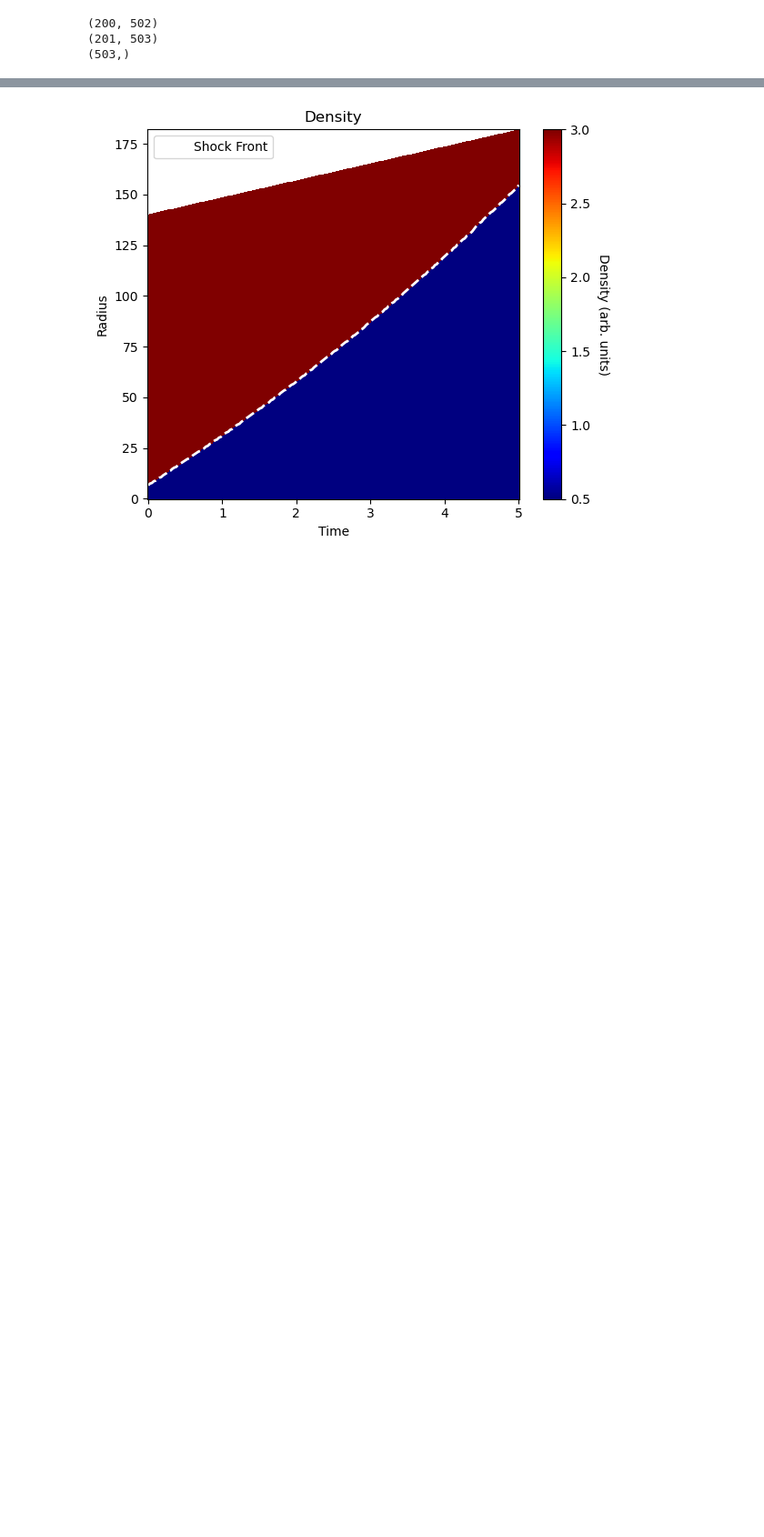
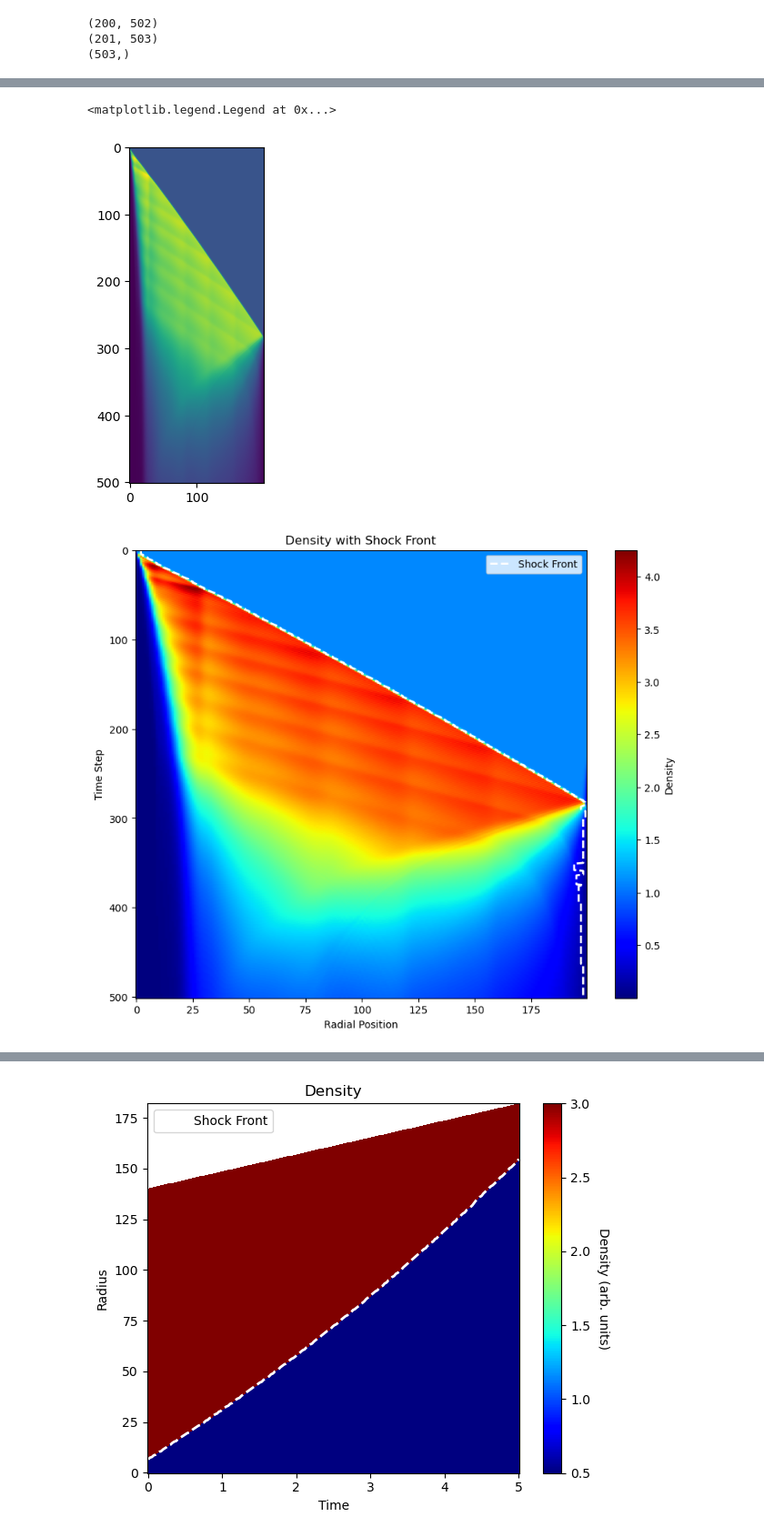
Before and after one commit to leafzhao/PyHelios, a Jupyter notebook: test.ipynb, the cells around one changed output, grey strips where cells are left out. Shown: that part at 91% size. Saved outputs shown, nothing was run; the diff lists cells and outputs as text; code cells hidden in the pictures; blank space fills up the shorter version.

```diff
--- a/test.ipynb
+++ b/test.ipynb
@@ -80,0 +158,26 @@ plt.ylim(-20, 100)
+# %%
+plt.imshow(density)
+# 计算每一行的负梯度最大值位置
+shock_positions = []
+for i in range(density.shape[0]):
+    rho = density[i, :]
+    grad = np.gradient(rho)
+    # 找到最大负梯度位置
+    max_neg_grad_idx = np.argmin(grad)
+    shock_positions.append(max_neg_grad_idx)
+shock_positions = shock_positions[1:]
+
+# 创建图像
+plt.figure(figsize=(10, 8))
+plt.imshow(density, aspect='auto', cmap='jet')
+# 在图像上绘制冲击波位置
+plt.plot(shock_positions, range(len(shock_positions)), 'w--', linewidth=2, label='Shock Front')
+plt.colorbar(label='Density')
+plt.xlabel('Radial Position')
+plt.ylabel('Time Step')
+plt.title('Density with Shock Front')
+plt.legend()
+# %% [output]
+<matplotlib.legend.Legend at 0x...>
+[figure, added]
+[figure, added]
```
Also changed, not shown: parts of 13 cells of this notebook, 8 other files.
